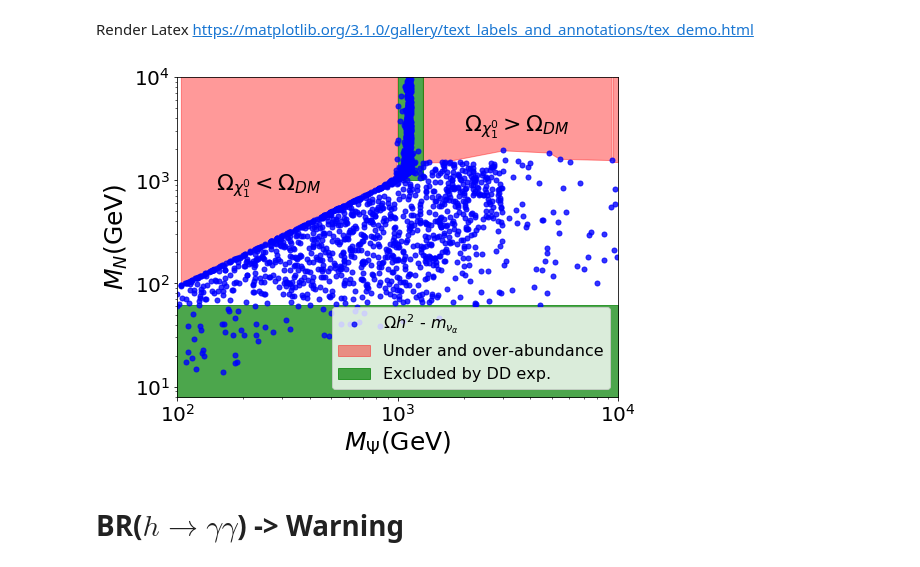
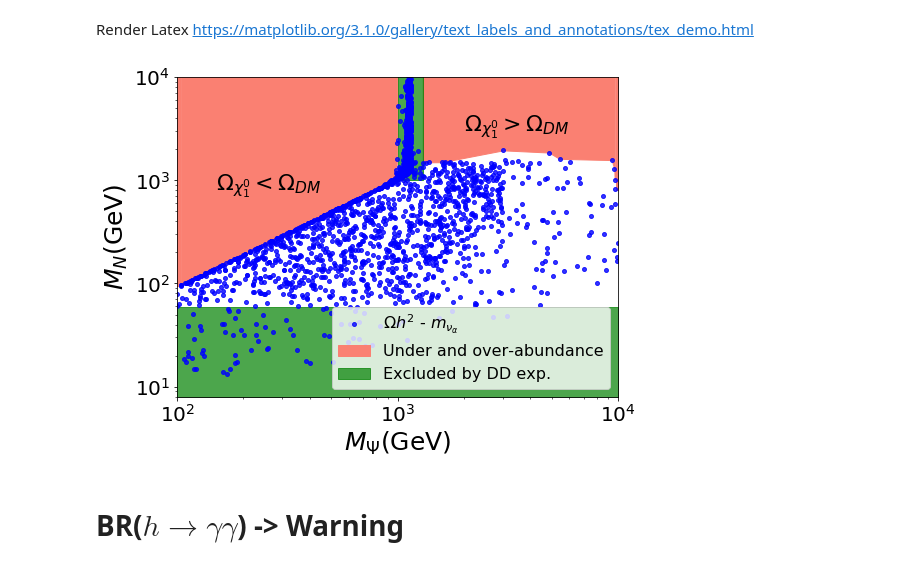
Before and after one commit to anferivera/SDdiracDM, a Jupyter notebook: run-model-general-scan_v2.ipynb, the cells around one changed output. Drawn from its saved outputs; the diff is of its cells as text; code cells hidden in the pictures.

```diff
--- a/run-model-general-scan_v2.ipynb
+++ b/run-model-general-scan_v2.ipynb
@@ -1141,39 +1141,42 @@ https://matplotlib.org/3.1.0/gallery/text_labels_and_annotations/tex_demo.html
 # %%
 plt.figure(figsize=(8,6))
 
-plt.loglog(xDM.MDF, xDM.vS*xDM.YRC/np.sqrt(2), color='blue', marker='o',ms=5,linestyle='', alpha=0.8, label=r'$\Omega h^2$ - $m_{\nu_\alpha}$ ')
+plt.loglog(xDM.MDF, xDM.vS*xDM.YRC/np.sqrt(2), color='blue', marker='o',ms=4,linestyle='', alpha=0.8, label=r'$\Omega h^2$ - $m_{\nu_\alpha}$ ')
 
-plt.fill_between(X6, 1e5, Y6, color='r', alpha=.4, label=r'')
-plt.fill_between(X7, 1e5, Y7, color='r', alpha=.4, label=r'')
+plt.fill_between(X6, 1e5, Y6, color='salmon', alpha=1., label=r'')
+plt.fill_between(X7, 1e5, Y7, color='salmon', alpha=1., label=r'')
 
 # False REGION
-c = np.linspace(9461.1,10000, 20)
-plt.fill_between(c, 1e4, 1500, color='r', alpha=.4, label='Under and over-abundance')
+c = np.linspace(9764,10000, 20)
+plt.fill_between(c, 1e4, 800, color='salmon',joinstyle='', alpha=1., label='Under and over-abundance')
+
+c = np.linspace(90,103.5, 20)
+plt.fill_between(c, 1e4, 95, color='salmon', alpha=1.0, label='')
 
 #alive DI
 #plt.loglog(DI.MDF, DI.vS*DI.YRC/np.sqrt(2),'ro', alpha=.6, ms=6, label='Viable models')
 
 #DM legend
 plt.text(150, 8.0e2, r'$\Omega_{\chi^0_1} < \Omega_{DM}$', {'color': 'k', 'fontsize': 22})
 plt.text(2000, 3.0e3, r'$\Omega_{\chi^0_1} > \Omega_{DM}$', {'color': 'k', 'fontsize': 22})
 
 #Region exclude by DI and ID
 b = np.linspace(100,1e4, 10)
 plt.fill_between(b, 5, DI.mChi1.min(), color='g',alpha=0.7, label='Excluded by DD exp.')
 nn = np.linspace(1000,1300, 10)
 plt.fill_between(nn, 1e5, 1000, color='g',alpha=0.7,visible=True, label='')
 
 plt.legend(prop={'size':16},loc='best')
 plt.xlabel(r'$M_{\Psi}$(GeV)',size=25)
 plt.ylabel(r'$M_N$(GeV)',size=25)
-plt.xlim(1e2,10.e3)
+plt.xlim(1.e2,10.e3)
 plt.ylim(8,1e4)
 
 plt.tight_layout()
 plt.savefig('plots/MSvsMD.pdf')
 #plt.show()
 # %% [output]
-[figure, old version]
+[figure, new version]
 # %% [markdown]
 # BR($h\to\gamma\gamma$) -> Warning
 # %%
```
Also changed, not shown: parts of 38 cells of this notebook, 5 other files.
